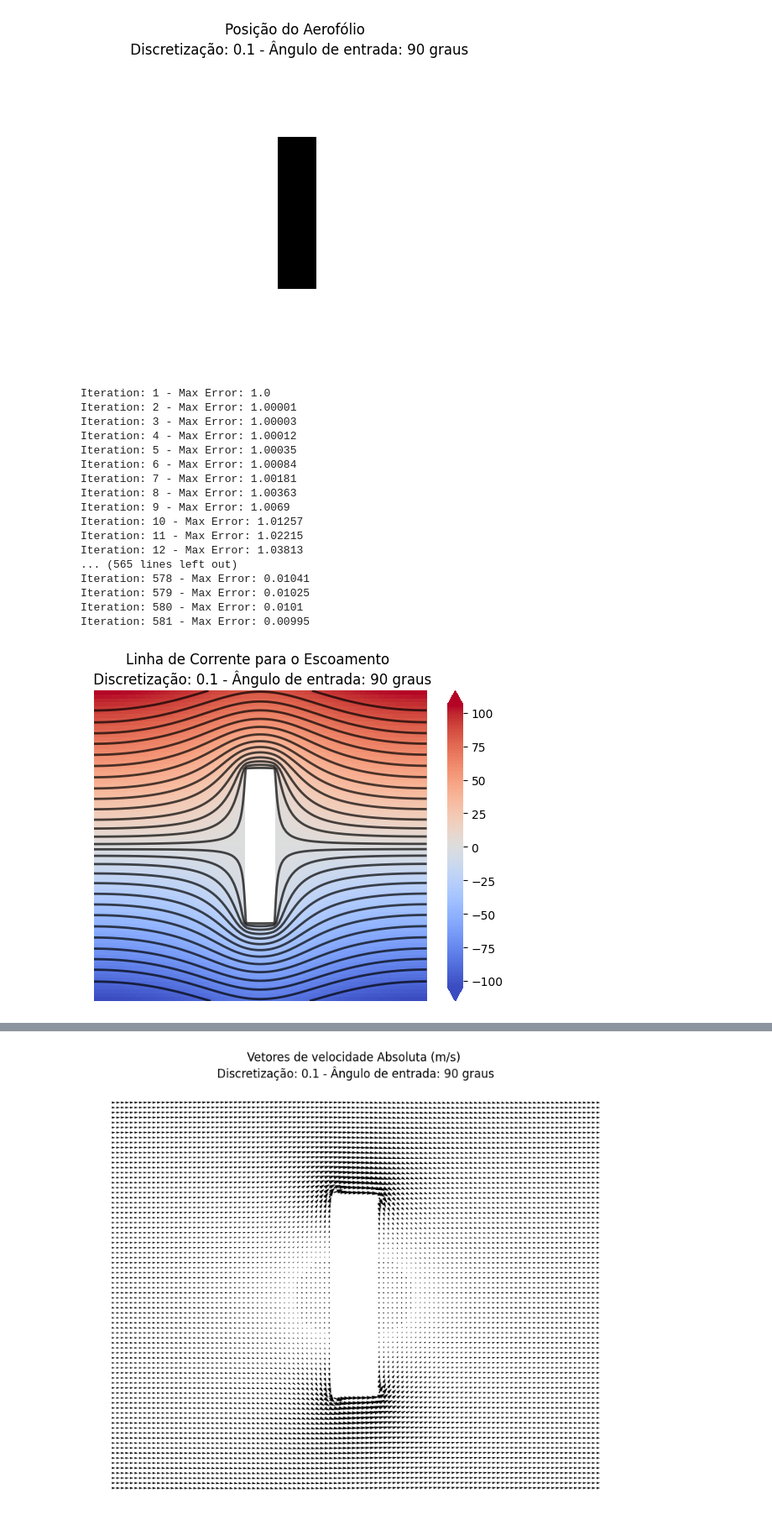
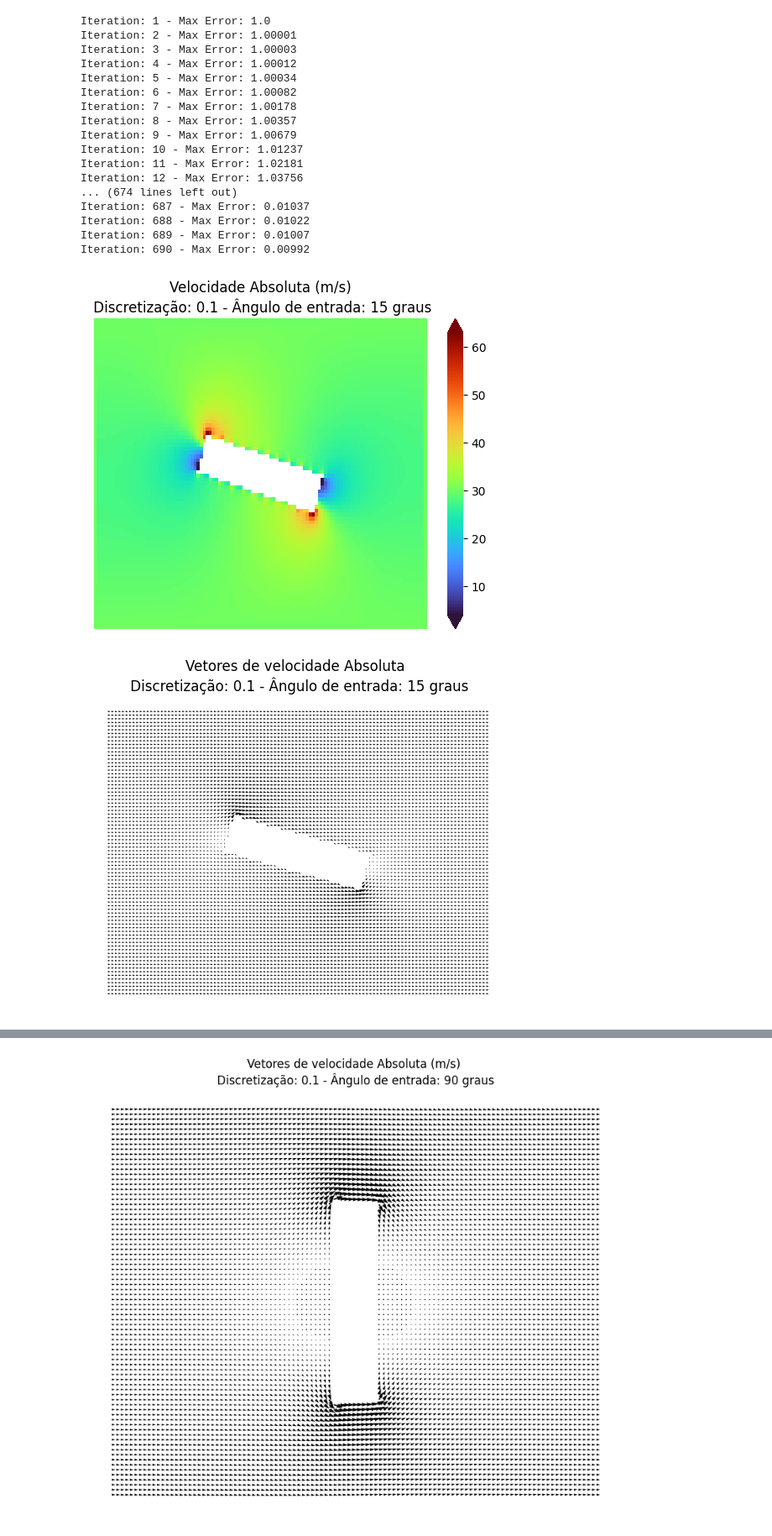
Before and after one commit to guicbelon/EulerRK4_simul, a Jupyter notebook: 3.ipynb, the cells around one changed output, grey strips where cells are left out. Shown at 84% size. Saved outputs shown, nothing was run; the diff lists cells and outputs as text; code cells hidden in the pictures.

```diff
--- a/3.ipynb
+++ b/3.ipynb
@@ -42,7 +42,7 @@ class Point:
         self.normal_direction = None
         self.g = 9.8
         self.density = 1
-        self.bernoulli_result = 10E5 / (self.density * self.g)
+        self.bernoulli_result = 1E5 / (self.density * self.g)
 
     def set_streamline(self, streamline):
         """
@@ -115,13 +115,14 @@ class Point:
         if self.is_airfoil:
             return
         self.pressure = self.density * self.g * (
-            self.bernoulli_result - (self.absolute_velocity**2) / 2 * self.g)
+            self.bernoulli_result - (self.absolute_velocity**2)/(2 * self.g))
 # %%
 class Mesh:
-    def __init__(self, delta: float = 0.01,
+    def __init__(self, delta: float = 0.1,
                  rotation_angle_in_degrees: float = 0,
                  U_infinity: float = 30,
-                 max_num_of_iterations: float = 10E4):
+                 max_num_of_iterations: float = 10E5,
+                 allow_print:bool=True):
         """
         Initialize a Mesh instance.
 
@@ -138,6 +139,7 @@ class Mesh:
         self.rotation_angle = rotation_angle_in_degrees * np.pi / 180
         self.U_infinity = U_infinity
         self.max_num_of_iterations = max_num_of_iterations
+        self.allow_print = allow_print
         self._preprocess()
 
     def _preprocess(self):
@@ -477,7 +479,8 @@ class Mesh:
                         temp_error = error
             self.num_of_iterations += 1
             max_error = temp_error
-            print(f"Iteration: {self.num_of_iterations} - Max Error: {round(max_error, 5)}")
+            if self.allow_print:
+                print(f"Iteration: {self.num_of_iterations} - Max Error: {round(max_error, 5)}")
         self.calculate_velocity_and_pressure()
 
     def plot_mesh(self):
@@ -538,10 +541,10 @@ class Mesh:
             for col_id in range(self.num_of_cols):
                 center_point = self.mesh[row_id][col_id]
                 vx_value = center_point.get_del_streamline_del_y()
-                vy_value = center_point.get_del_streamline_del_x()
+                vy_value = -center_point.get_del_streamline_del_x()
                 if (vx_value != 0) and (vy_value != 0):
                     x_pos.append(center_point.x_pos)
-                    y_pos.append(center_point.y_pos)
+                    y_pos.append(-center_point.y_pos)
                     vel_in_x.append(vx_value)
                     vel_in_y.append(vy_value)
         fig, ax = plt.subplots()
@@ -555,53 +558,61 @@ class Mesh:
         """
         Plot the pressure distribution in the flow field.
 
         Parameters:
         plot_contour (bool): Whether to plot contour lines on the pressure plot.
         """
         mesh_values = self.get_parameter_value(pressure=True)
         mesh_values = np.array(mesh_values)
+        mesh_no_zero_mask = (mesh_values != 0)
+        min_pressure = np.min(mesh_values[mesh_no_zero_mask])
+        min_pressure_position = np.where(mesh_values == min_pressure)
+        min_pressure_y = min_pressure_position[0][0]
+        min_pressure_x = min_pressure_position[1][0]
         mask = np.zeros_like(mesh_values, dtype=bool)
         mask[mesh_values == 0] = True
         sns.heatmap(mesh_values, annot=False, cmap='Spectral', linewidths=0, mask=mask, cbar_kws={'extend': 'both'})
         if plot_contour:
             nonzero_values = mesh_values[mesh_values != 0]
             levels = np.percentile(nonzero_values, np.linspace(0, 100, num=10))
             plt.contour(mesh_values, levels=levels, colors='k', linestyles='solid', linewidths=2, alpha=0.7,
                         extent=(0, mesh_values.shape[1], 0, mesh_values.shape[0]))
+        plt.scatter(min_pressure_x + 0.5, min_pressure_y + 0.5, color='red', marker='x', s=100, label=f'Menor valor de pressão: {round(min_pressure,3)} Pa')
         plt.title(f'Pressão (Pa)\n Discretização: {self.delta} - Ângulo de entrada: {self.rotation_angle_in_degrees} graus')
         plt.axis('off')
+        plt.legend()
         plt.show()
 
 
-
-m = Mesh(rotation_angle_in_degrees=90, delta = 0.1)
+m = Mesh(rotation_angle_in_degrees=15, delta = 0.1)
 
 mesh = m.mesh
-m.plot_mesh()
+#m.plot_mesh()
+
 m.simul()
-m.plot_streamline()
+#m.plot_streamline()
 m.plot_velocities()
 m.plot_velocities_vectors()
 m.plot_pressure(plot_contour=False)
+m.plot_airfoil_contour()
 m.calculate_forces()
 print('drag:',m.drag_forces,'lift:', m.lifting_forces)
 # %% [output]
+Iteration: 1 - Max Error: 1.0
+Iteration: 2 - Max Error: 1.00001
+Iteration: 3 - Max Error: 1.00003
+Iteration: 4 - Max Error: 1.00012
+Iteration: 5 - Max Error: 1.00034
+Iteration: 6 - Max Error: 1.00082
+Iteration: 7 - Max Error: 1.00178
+Iteration: 8 - Max Error: 1.00357
+Iteration: 9 - Max Error: 1.00679
+Iteration: 10 - Max Error: 1.01237
+Iteration: 11 - Max Error: 1.02181
+Iteration: 12 - Max Error: 1.03756
+... (674 lines left out)
+Iteration: 687 - Max Error: 0.01037
+Iteration: 688 - Max Error: 0.01022
+Iteration: 689 - Max Error: 0.01007
+Iteration: 690 - Max Error: 0.00992
-[figure, old version]
+[figure, new version]
-Iteration: 1 - Max Error: 1.0
-Iteration: 2 - Max Error: 1.00001
-Iteration: 3 - Max Error: 1.00003
-Iteration: 4 - Max Error: 1.00012
-Iteration: 5 - Max Error: 1.00035
-Iteration: 6 - Max Error: 1.00084
-Iteration: 7 - Max Error: 1.00181
-Iteration: 8 - Max Error: 1.00363
-Iteration: 9 - Max Error: 1.0069
-Iteration: 10 - Max Error: 1.01257
-Iteration: 11 - Max Error: 1.02215
-Iteration: 12 - Max Error: 1.03813
-... (565 lines left out)
-Iteration: 578 - Max Error: 0.01041
-Iteration: 579 - Max Error: 0.01025
-Iteration: 580 - Max Error: 0.0101
-Iteration: 581 - Max Error: 0.00995
-[figure, old version]
+[figure, new version]
```
Also changed, not shown: parts of 4 cells of this notebook, 5 other files.
